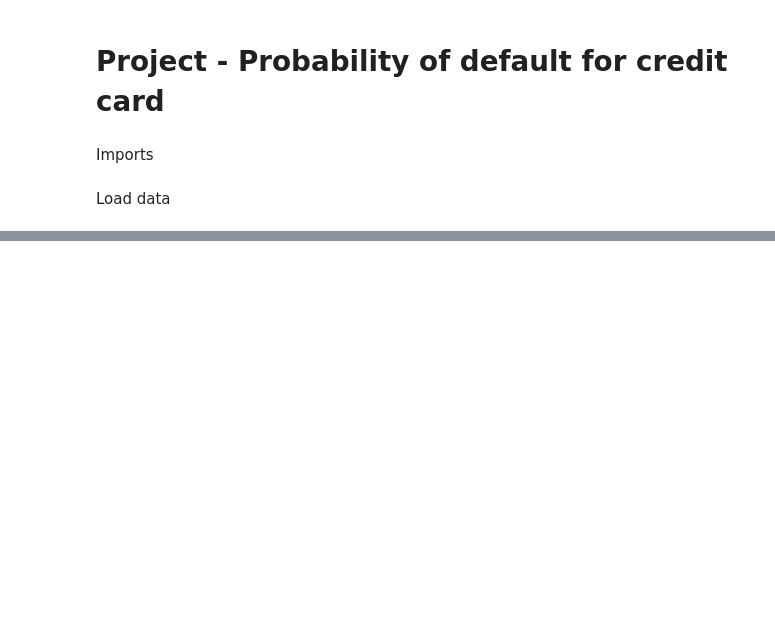
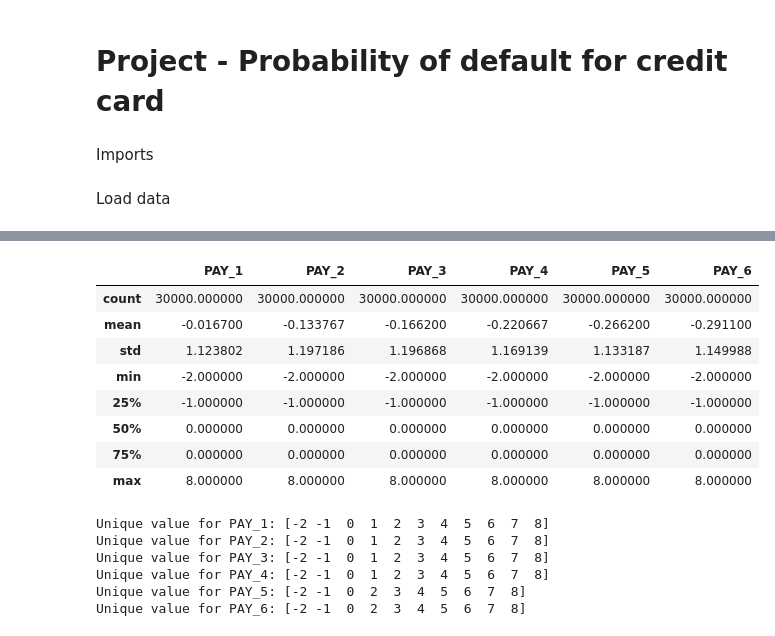
Before and after one commit to antoniperuzynski/Credit_Risk, a Jupyter notebook: Credit_default.ipynb, the cells around one changed output, grey strips where cells are left out. Drawn from its saved outputs; the diff is of its cells as text; code cells hidden in the pictures; blank space fills up the shorter version.

Commit message:
'Add next steps of EDA for Default analysis

```diff
--- a/Credit_default.ipynb
+++ b/Credit_default.ipynb
@@ -12,0 +12,2 @@ df = pd.read_excel("default_of_credit_card_clients.xls", header = 1)
+# %%
+df = pd.read_csv("Data//UCI_Credit_Card.csv")
@@ -187,0 +46,3 @@ sns.countplot(data=df, x = "default payment next month", hue="SEX")
+# %%
+# Change names of columns for better and easier understanding data
+df.rename(columns={'default.payment.next.month': 'DEFAULT', 'PAY_0': 'PAY_1'}, inplace=True)
@@ -187,0 +55,8 @@ sns.countplot(data=df, x = "default payment next month", hue="SEX")
+# %%
+# Check category columns
+display(df[['SEX', 'EDUCATION', 'MARRIAGE']].describe())
+for column in ['SEX', 'EDUCATION', 'MARRIAGE']:
+    print(f"Unique value for {column}: {np.sort(df[column].unique())}")
+
+# According documentaion for EDUCATION should be only values {1,2,3,4,5,6} - 0 Is potentily something mistake
+# According documentaion for MARRIAGE should be only values {1,2,3} - 0 Is potentily something mistake
@@ -187,0 +76,21 @@ sns.countplot(data=df, x = "default payment next month", hue="SEX")
+# %%
+# Check columns conected to payment status
+display(df[['PAY_1', 'PAY_2', 'PAY_3', 'PAY_4', 'PAY_5', 'PAY_6']].describe())
+for column in ['PAY_1', 'PAY_2', 'PAY_3', 'PAY_4', 'PAY_5', 'PAY_6']:
+    print(f"Unique value for {column}: {np.sort(df[column].unique())}")
+# %% [output]
+|  | PAY_1 | PAY_2 | PAY_3 | PAY_4 | PAY_5 | PAY_6 |
+| count | 30000.000000 | 30000.000000 | 30000.000000 | 30000.000000 | 30000.000000 | 30000.000000 |
+| mean | -0.016700 | -0.133767 | -0.166200 | -0.220667 | -0.266200 | -0.291100 |
+| std | 1.123802 | 1.197186 | 1.196868 | 1.169139 | 1.133187 | 1.149988 |
+| min | -2.000000 | -2.000000 | -2.000000 | -2.000000 | -2.000000 | -2.000000 |
+| 25% | -1.000000 | -1.000000 | -1.000000 | -1.000000 | -1.000000 | -1.000000 |
+| 50% | 0.000000 | 0.000000 | 0.000000 | 0.000000 | 0.000000 | 0.000000 |
+| 75% | 0.000000 | 0.000000 | 0.000000 | 0.000000 | 0.000000 | 0.000000 |
+| max | 8.000000 | 8.000000 | 8.000000 | 8.000000 | 8.000000 | 8.000000 |
+Unique value for PAY_1: [-2 -1  0  1  2  3  4  5  6  7  8]
+Unique value for PAY_2: [-2 -1  0  1  2  3  4  5  6  7  8]
+Unique value for PAY_3: [-2 -1  0  1  2  3  4  5  6  7  8]
+Unique value for PAY_4: [-2 -1  0  1  2  3  4  5  6  7  8]
+Unique value for PAY_5: [-2 -1  0  2  3  4  5  6  7  8]
+Unique value for PAY_6: [-2 -1  0  2  3  4  5  6  7  8]
```
Also changed, not shown: parts of 30 cells of this notebook, 1 other file.
